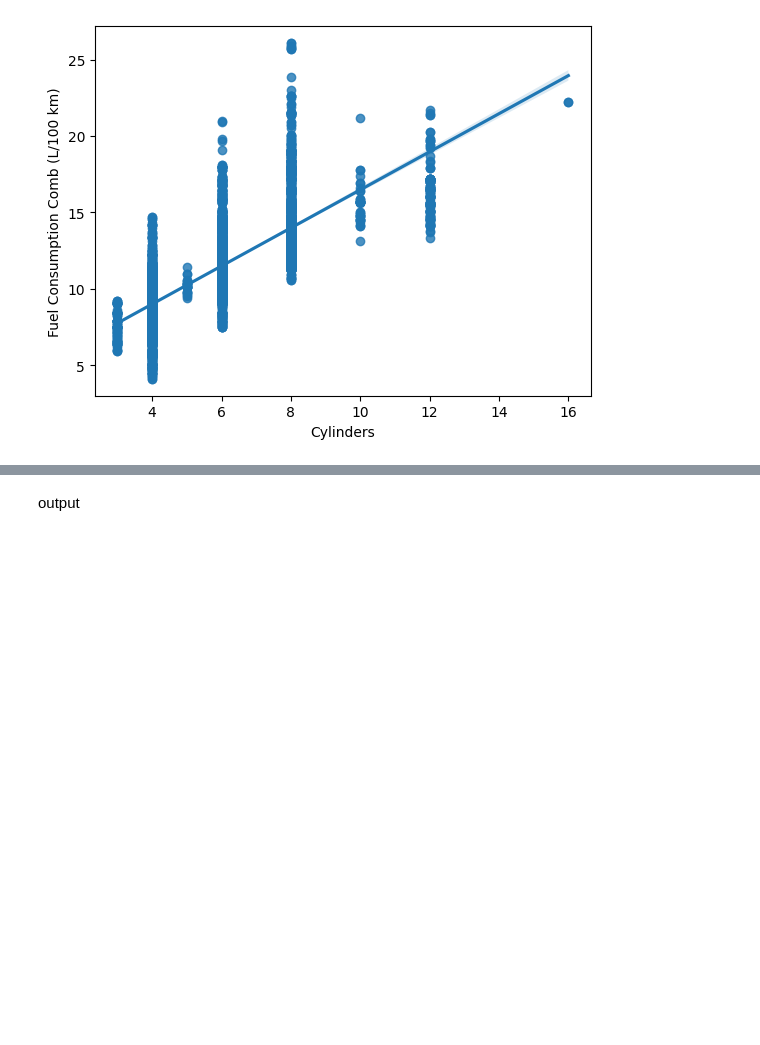
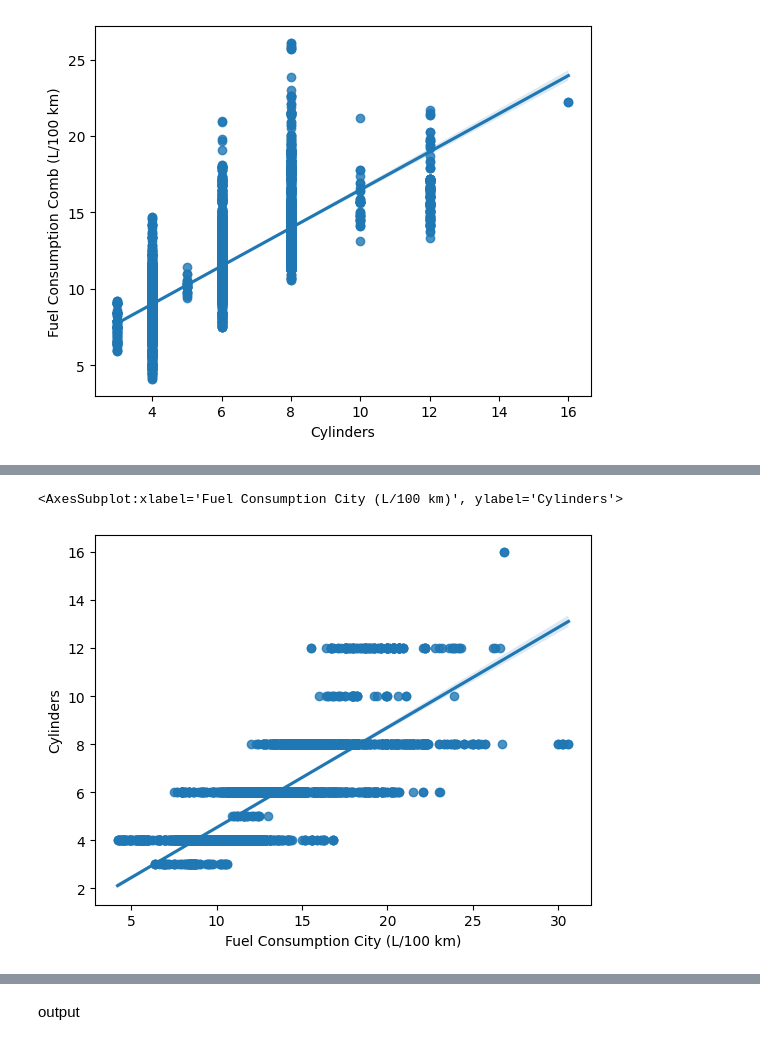
Before and after one commit to Gabecodex/Cars_Emisions_Canada, a Jupyter notebook: notebook.ipynb, the cells around one changed output, grey strips where cells are left out. Drawn from its saved outputs; the diff is of its cells as text; code cells hidden in the pictures; blank space fills up the shorter version.

```diff
--- a/notebook.ipynb
+++ b/notebook.ipynb
@@ -334,0 +337,5 @@ sns.regplot(x = "Cylinders", y = 'Fuel Consumption Comb (L/100 km)', data= df2)
+# %%
+sns.regplot(x = "Fuel Consumption City (L/100 km)", y = "Cylinders", data= df2)
+# %% [output]
+<AxesSubplot:xlabel='Fuel Consumption City (L/100 km)', ylabel='Cylinders'>
+[figure, added]
```
Also changed, not shown: parts of 17 cells of this notebook.
